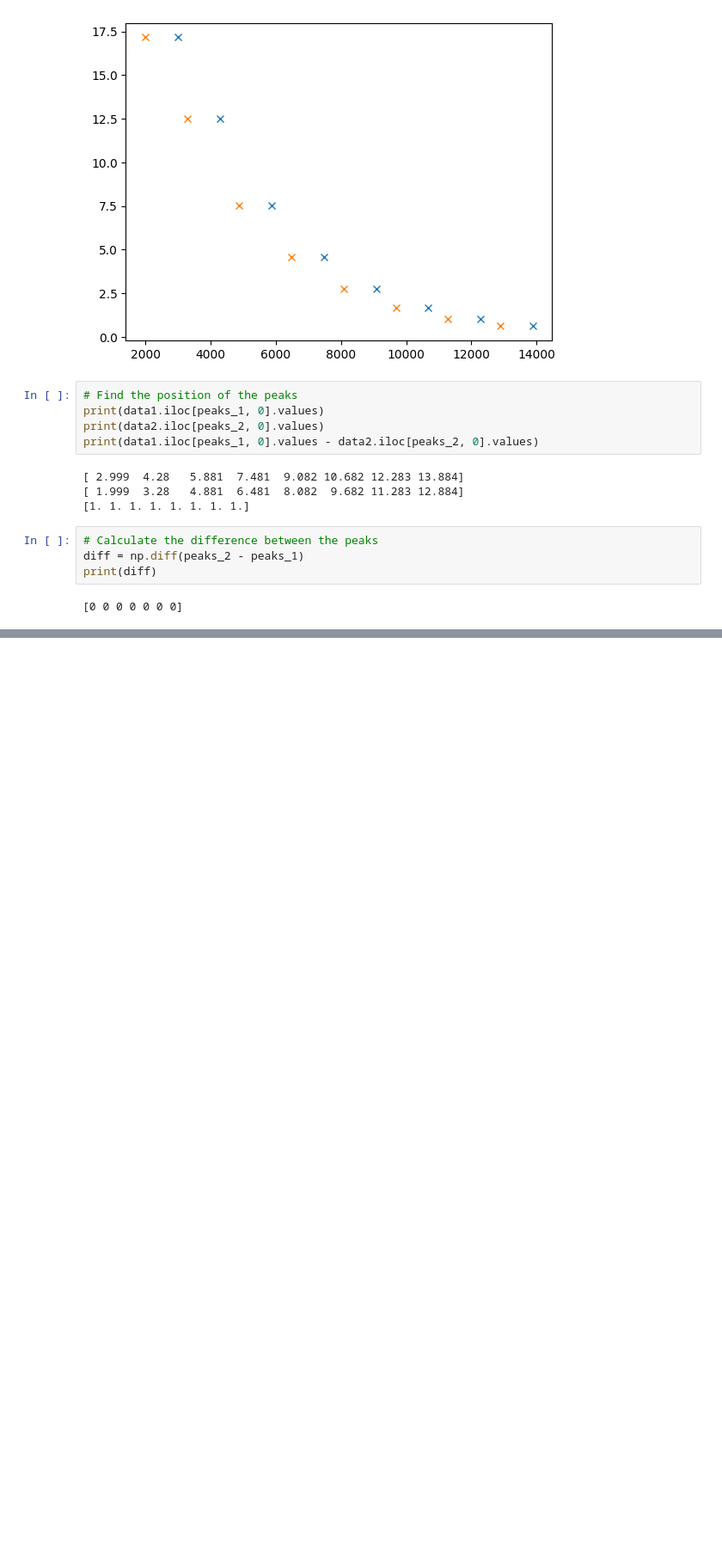
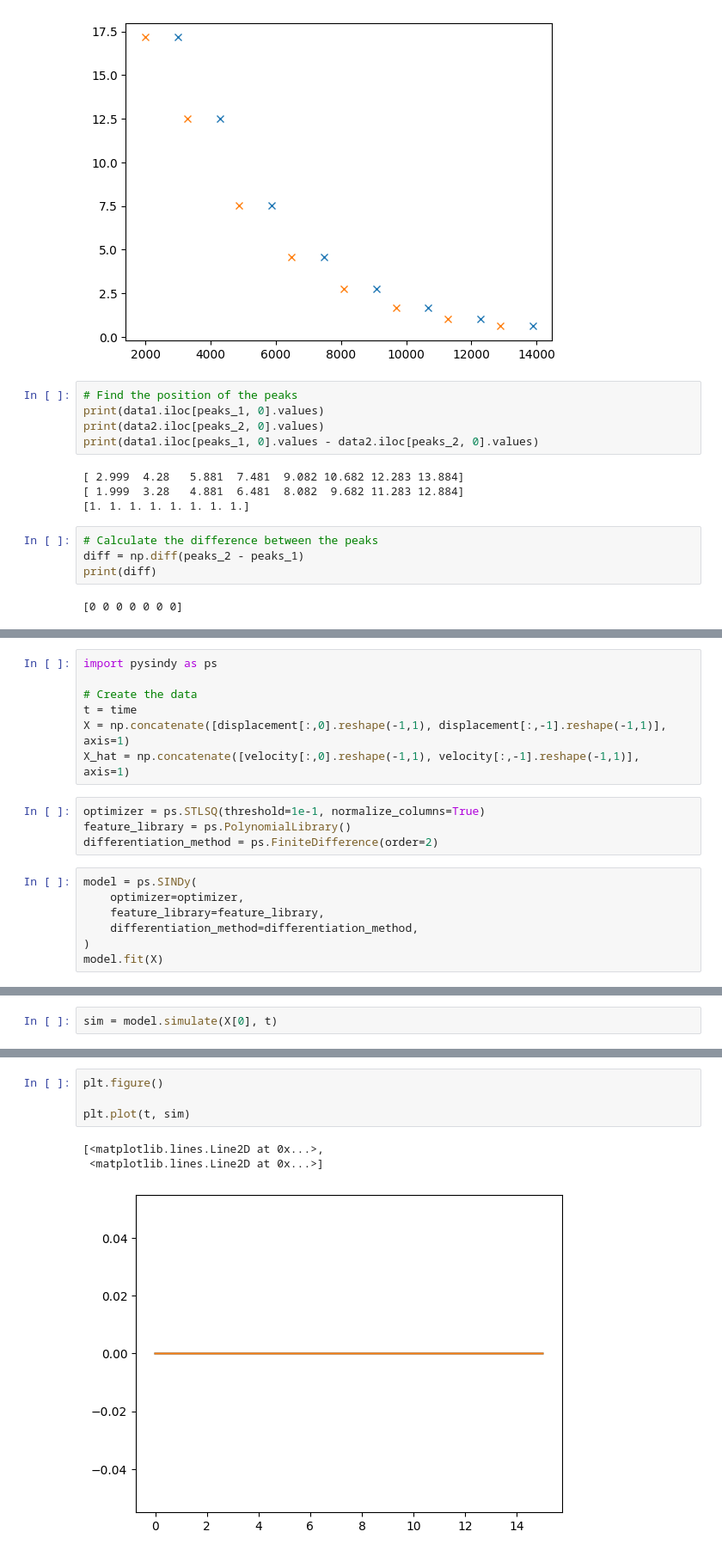
Before and after one commit to KurtSoncco/GNN_Soil_Dynamics, a Jupyter notebook: EDA.ipynb, the cells around one changed output, grey strips where cells are left out. Shown at 86% size. Drawn from its saved outputs; the diff is of its cells as text; blank space fills up the shorter version.

```diff
--- a/EDA.ipynb
+++ b/EDA.ipynb
@@ -73,0 +108,18 @@ print(diff)
+# %%
+import pysindy as ps
+
+# Create the data
+t = time
+X = np.concatenate([displacement[:,0].reshape(-1,1), displacement[:,-1].reshape(-1,1)], axis=1)
+X_hat = np.concatenate([velocity[:,0].reshape(-1,1), velocity[:,-1].reshape(-1,1)], axis=1)
+# %%
+optimizer = ps.STLSQ(threshold=1e-1, normalize_columns=True)
+feature_library = ps.PolynomialLibrary()
+differentiation_method = ps.FiniteDifference(order=2)
+# %%
+model = ps.SINDy(
+    optimizer=optimizer,
+    feature_library=feature_library,
+    differentiation_method=differentiation_method,
+)
+model.fit(X)
@@ -73,0 +135,2 @@ print(diff)
+# %%
+sim = model.simulate(X[0], t)
@@ -73,0 +147,8 @@ print(diff)
+# %%
+plt.figure()
+
+plt.plot(t, sim)
+# %% [output]
+[<matplotlib.lines.Line2D at 0x...>,
+ <matplotlib.lines.Line2D at 0x...>]
+[figure, added]
```
Also changed, not shown: parts of 15 cells of this notebook, 6 other files.
